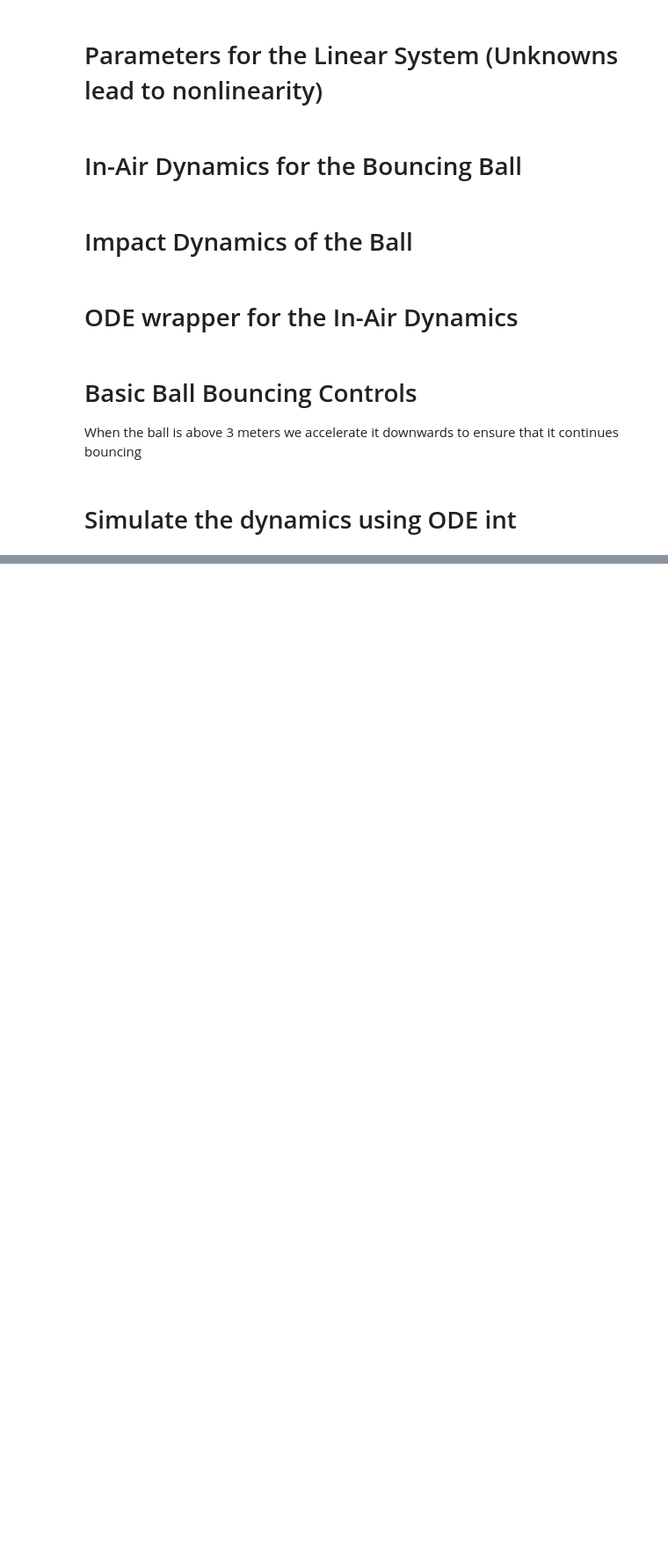
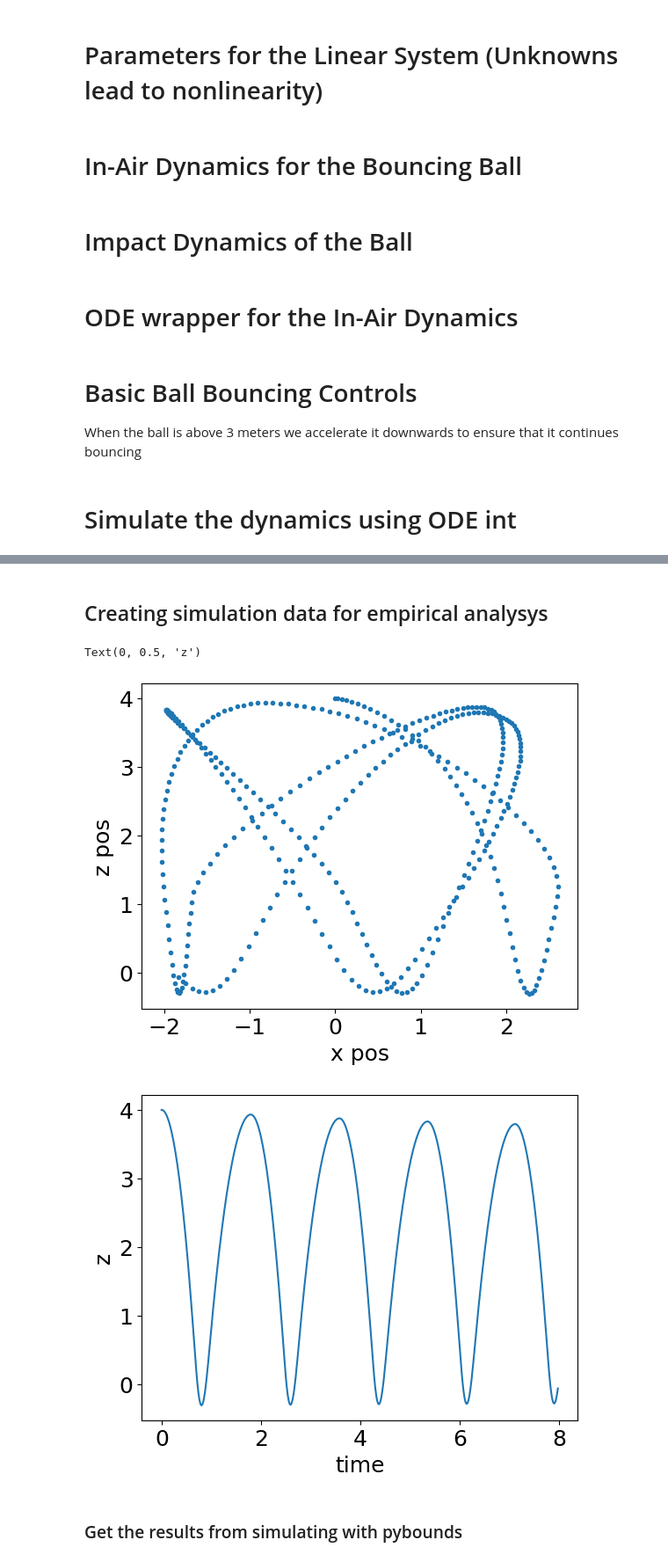
Before and after one commit to tylerjohnbecker/Nonlinear_and_Data_Driven_Estimation, a Jupyter notebook: BouncingBall.ipynb, the cells around one changed output, grey strips where cells are left out. Shown at 88% size. Cells and saved outputs as stored; diff of their text form; code cells hidden in the pictures; blank space fills up the shorter version.

```diff
--- a/BouncingBall.ipynb
+++ b/BouncingBall.ipynb
@@ -383,0 +693,50 @@ def h(x_vec, u_vec):
+# %%
+left_right_controller = None
+# %%
+def f_ode_nonlinear(x_vec, tsim, u_func, f):
+    '''
+    Wrap dynamics function so it can be used with odeint.
+
+    Parameters:
+    x_vec : array-like, shape (7,)
+        State vector
+    tsim : float
+        Current time step
+    u_func: function
+        Control function
+    f: function
+        Continuous time dynamics function
+
+    Returns:
+    x_dot_vec : numpy array, shape (7,)
+        Time derivative of state vector
+    '''
+    u_vec = left_right_controller(x_vec, tsim)
+    x_dot_vec = f_sigm_combined_nonlinear(x_vec, u_vec)
+
+    return x_dot_vec
+# %% [markdown]
+## Creating simulation data for empirical analysys
+# %%
+x0 = np.array([0, 1, 4.0, 0, 0, 0, m, e, mu])
+
+left_right_controller = BouncingBallController()
+result = odeint(f_ode_nonlinear, x0, tsim, args=(left_right_controller, f_sigm_combined_nonlinear) )
+# %%
+fig = plt.figure()
+ax = fig.add_subplot(111)
+ax.plot(result[:, 0], result[:, 2], '.')
+ax.set_xlabel('x pos')
+ax.set_ylabel('z pos')
+
+fig1 = plt.figure()
+ax1 = fig1.add_subplot(111)
+ax1.plot(tsim, result[:,2])
+ax1.set_xlabel('time')
+ax1.set_ylabel('z')
+# %% [output]
+Text(0, 0.5, 'z')
+[figure, added]
+[figure, added]
+# %% [markdown]
+### Get the results from simulating with pybounds
```
Also changed, not shown: parts of 44 cells of this notebook.
